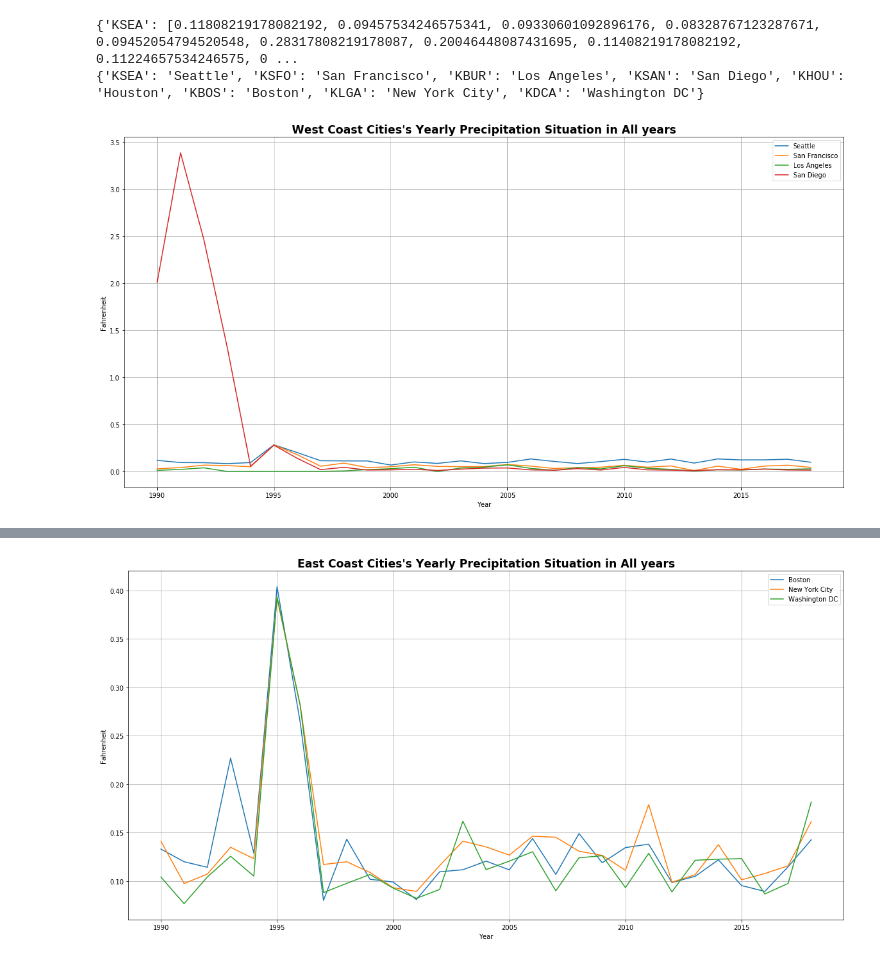
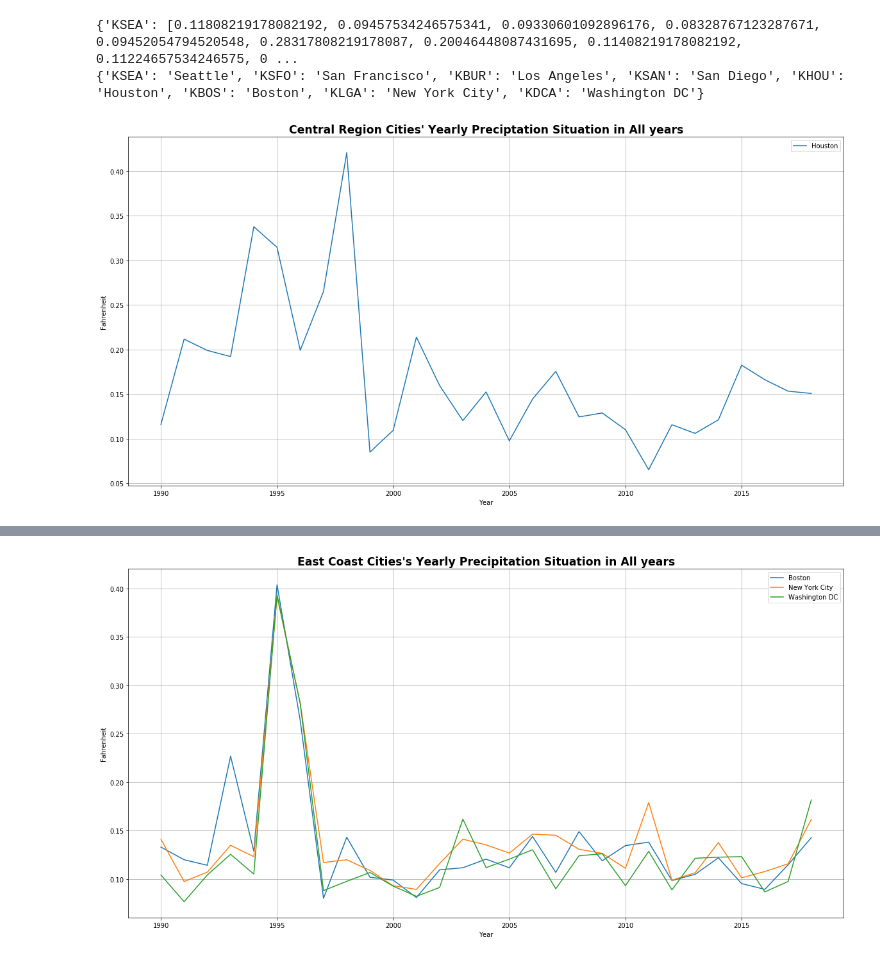
Before and after one commit to WFighter909/ECE-143-Group-10, a Jupyter notebook: Data Visualization.ipynb, the cells around one changed output, grey strips where cells are left out. Cells and saved outputs as stored; diff of their text form; code cells hidden in the pictures.

```diff
--- a/Data Visualization.ipynb
+++ b/Data Visualization.ipynb
@@ -486,18 +501,18 @@ print(code_city_refer)
 {'KSEA': [0.11808219178082192, 0.09457534246575341, 0.09330601092896176, 0.08328767123287671, 0.09452054794520548, 0.28317808219178087, 0.20046448087431695, 0.11408219178082192, 0.11224657534246575, 0 ...
 {'KSEA': 'Seattle', 'KSFO': 'San Francisco', 'KBUR': 'Los Angeles', 'KSAN': 'San Diego', 'KHOU': 'Houston', 'KBOS': 'Boston', 'KLGA': 'New York City', 'KDCA': 'Washington DC'}
 # %%
-# West cost plot
+# Central plot
 plt.figure(figsize=(20,10))
-for city in list(city_code_refer.values())[0:4]:
+for city in list(city_code_refer.values())[4:5]:
     plt.plot(range(start_year, end_year+1), cities_yearly_avg_temp_dict[city])
-title_str = 'West Coast Cities\'s Yearly Precipitation Situation in All years'
+title_str = 'Central Region Cities\' Yearly Preciptation Situation in All years'
 plt.xlabel('Year')
 plt.ylabel('Fahrenheit')
 plt.title(title_str,fontsize='xx-large',fontweight='bold')
-plt.legend(list(city_code_refer.keys())[0:4])
+plt.legend(list(city_code_refer.keys())[4:5])
 plt.grid()
-fname = 'pics/comparison/precipitation_west_plot.jpg'
+fname = 'pics/comparison/precipitation_central_plot.jpg'
 plt.savefig(fname)
 plt.show()
 # %% [output]
-[figure, old version]
+[figure, new version]
```
Also changed, not shown: parts of 8 cells of this notebook, 36 other files.
